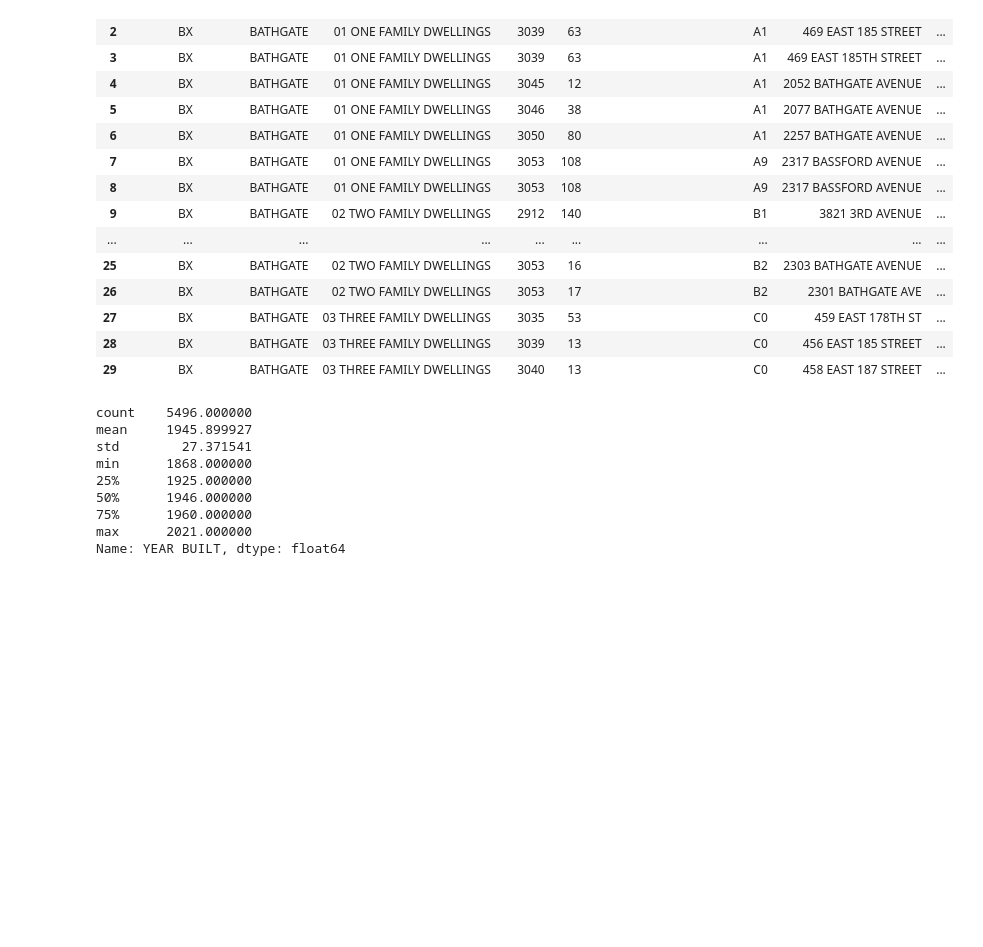
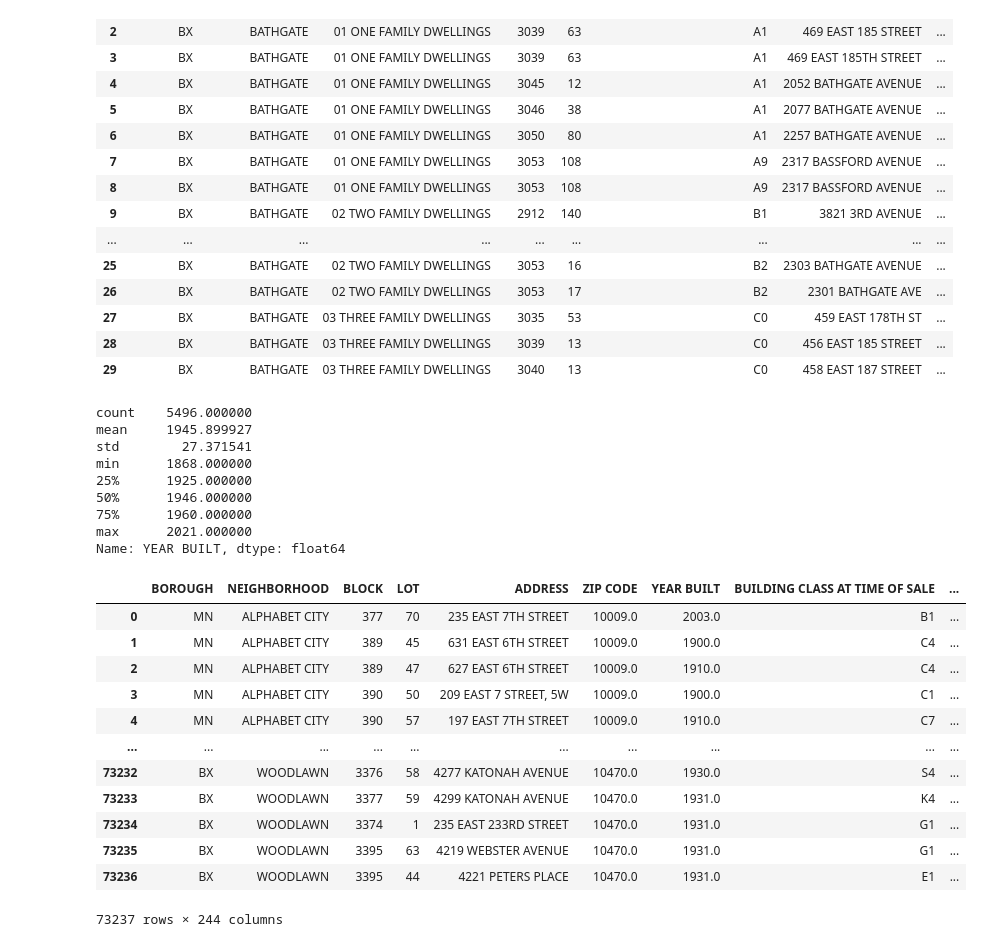
Before and after one commit to timothymhowe/nyc-neighborhood-clustering, a Jupyter notebook: src/DataClean/salesfe.ipynb, the cells around one changed output. Drawn from its saved outputs; the diff is of its cells as text; code cells hidden in the pictures; blank space fills up the shorter version.

```diff
--- a/src/DataClean/salesfe.ipynb
+++ b/src/DataClean/salesfe.ipynb
@@ -62,2 +63,20 @@ df = pd.get_dummies(df, prefix=['BUILDING CLASS CATEGORY','BUILDING CLASS','TAX
 # %%
 df.to_csv(ffiles[fileNum], index=False)
+# %%
+sales_df = pd.read_csv('../../data/clean/SalesFinal.csv')
+
+sales_df
+# %% [output]
+|  | BOROUGH | NEIGHBORHOOD | BLOCK | LOT | ADDRESS | ZIP CODE | YEAR BUILT | BUILDING CLASS AT TIME OF SALE | ... |
+| 0 | MN | ALPHABET CITY | 377 | 70 | 235 EAST 7TH STREET | 10009.0 | 2003.0 | B1 | ... |
+| 1 | MN | ALPHABET CITY | 389 | 45 | 631 EAST 6TH STREET | 10009.0 | 1900.0 | C4 | ... |
+| 2 | MN | ALPHABET CITY | 389 | 47 | 627 EAST 6TH STREET | 10009.0 | 1910.0 | C4 | ... |
+| 3 | MN | ALPHABET CITY | 390 | 50 | 209 EAST 7 STREET, 5W | 10009.0 | 1900.0 | C1 | ... |
+| 4 | MN | ALPHABET CITY | 390 | 57 | 197 EAST 7TH STREET | 10009.0 | 1910.0 | C7 | ... |
+| ... | ... | ... | ... | ... | ... | ... | ... | ... | ... |
+| 73232 | BX | WOODLAWN | 3376 | 58 | 4277 KATONAH AVENUE | 10470.0 | 1930.0 | S4 | ... |
+| 73233 | BX | WOODLAWN | 3377 | 59 | 4299 KATONAH AVENUE | 10470.0 | 1931.0 | K4 | ... |
+| 73234 | BX | WOODLAWN | 3374 | 1 | 235 EAST 233RD STREET | 10470.0 | 1931.0 | G1 | ... |
+| 73235 | BX | WOODLAWN | 3395 | 63 | 4219 WEBSTER AVENUE | 10470.0 | 1931.0 | G1 | ... |
+| 73236 | BX | WOODLAWN | 3395 | 44 | 4221 PETERS PLACE | 10470.0 | 1931.0 | E1 | ... |
+73237 rows × 244 columns
```
Also changed, not shown: parts of 8 cells of this notebook, 14 other files.
